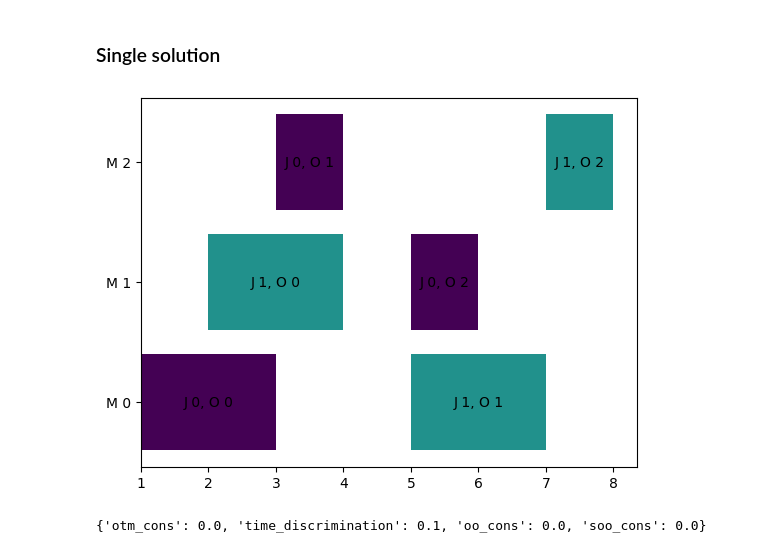
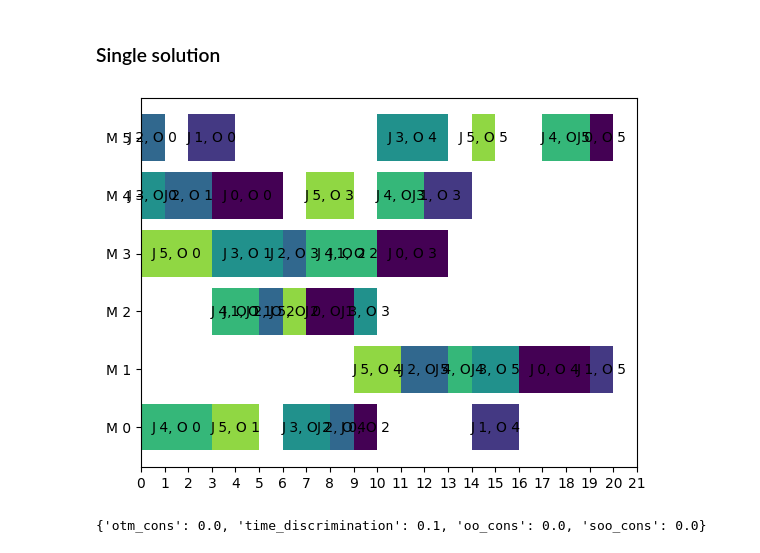
Before and after one commit to AndreaDiTrani/Quantum-Optimization-internship, a Jupyter notebook: JSS.ipynb, the cells around one changed output. Saved outputs shown, nothing was run; the diff lists cells and outputs as text; code cells hidden in the pictures.

```diff
--- a/JSS.ipynb
+++ b/JSS.ipynb
@@ -448,0 +656,9 @@ round(sampleset.first.energy,2)
+# %%
+disj_const(instance, model, dec_dict, bin_dict, slack_dict)
+model.update()
+# %%
+C = makespan_cons(instance, model, dec_dict)
+model.update()
+# %%
+model.setObjective(C, GRB.MINIMIZE)
+model.update()
@@ -449,11 +685,14 @@ round(sampleset.first.energy,2)
+# %%
+solution = []
+for v in model.getVars():
+  if 'x_' in v.VarName:
+    solution.append(v)
 # %% [markdown]
 ## Visualization
 # %% [markdown]
 ### Single solution
 # %%
 #draw solution
-
-solution = sampleset.first.sample
-draw_solution(solution, instance)
+draw_solution(solution, instance, formulation='disj')
 # %% [output]
-[figure, old version]
+[figure, new version]
```
Also changed, not shown: parts of 44 cells of this notebook.
